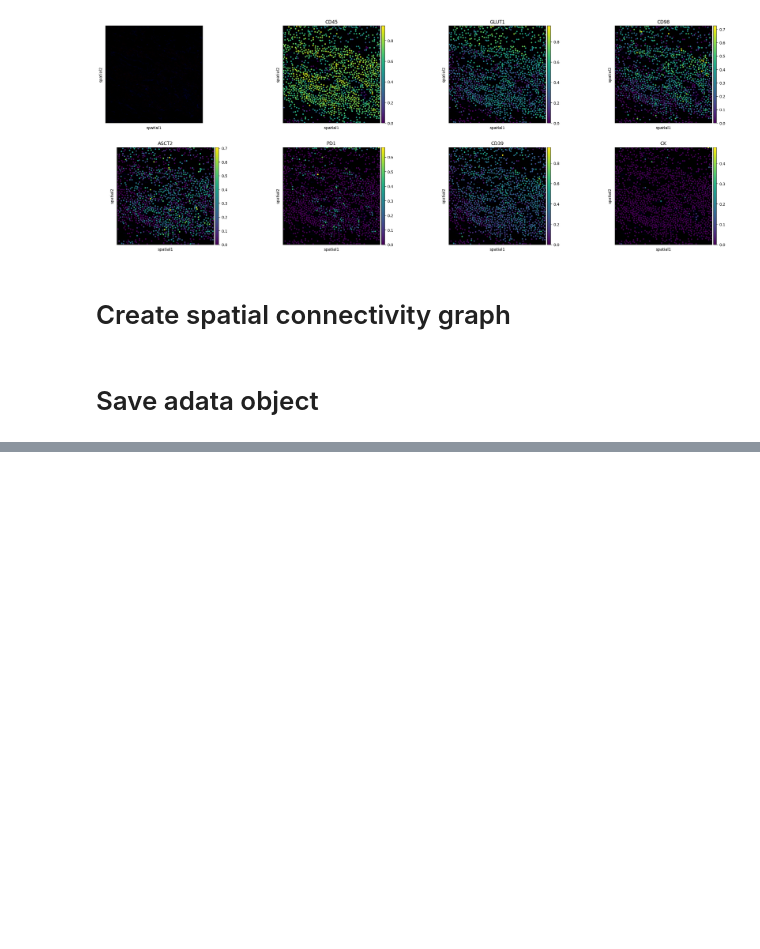
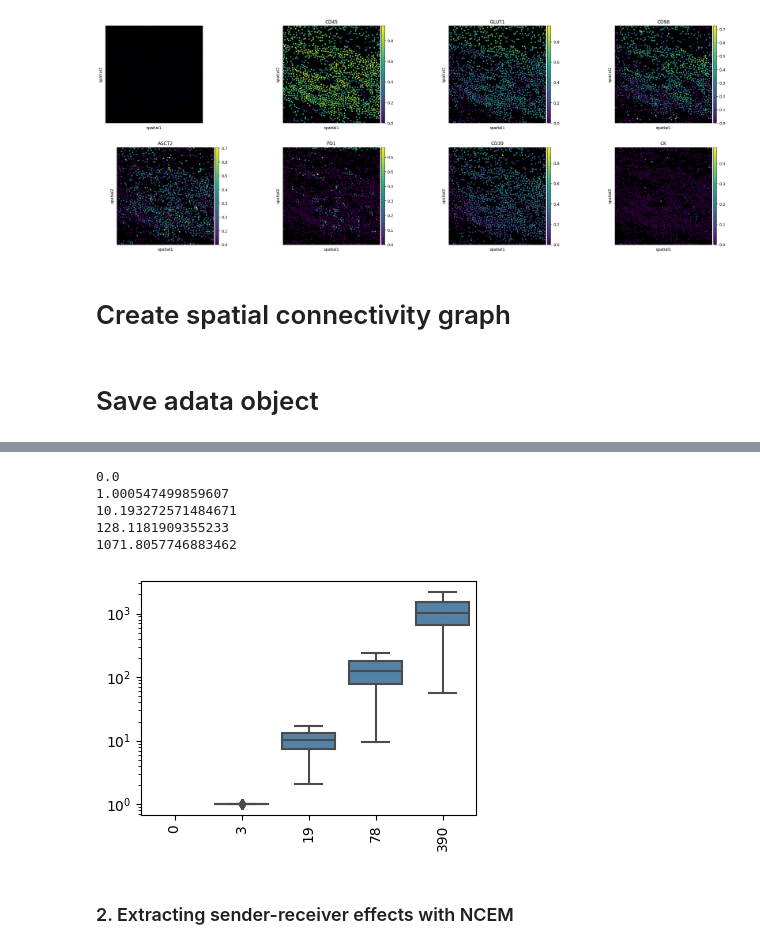
Before and after one commit to idf-io/SpatialPipe, a Jupyter notebook: SpatialPipe_temp.ipynb, the cells around one changed output, grey strips where cells are left out. Drawn from its saved outputs; the diff is of its cells as text; code cells hidden in the pictures; blank space fills up the shorter version.

```diff
--- a/SpatialPipe_temp.ipynb
+++ b/SpatialPipe_temp.ipynb
@@ -307,0 +327,15 @@ interpreter.get_data(
+# %%
+# node degrees for different radii
+interpreter.data.plot_degree_vs_dist(
+    max_distances=[0, 10, 50, 200, 1000],
+    lateral_resolution=400/1024, # Physical cell resolution
+)
+# %% [output]
+0.0
+1.000547499859607
+10.193272571484671
+128.1181909355233
+1071.8057746883462
+[figure, added]
+# %% [markdown]
+### 2. Extracting sender-receiver effects with NCEM
```
Also changed, not shown: parts of 25 cells of this notebook.
